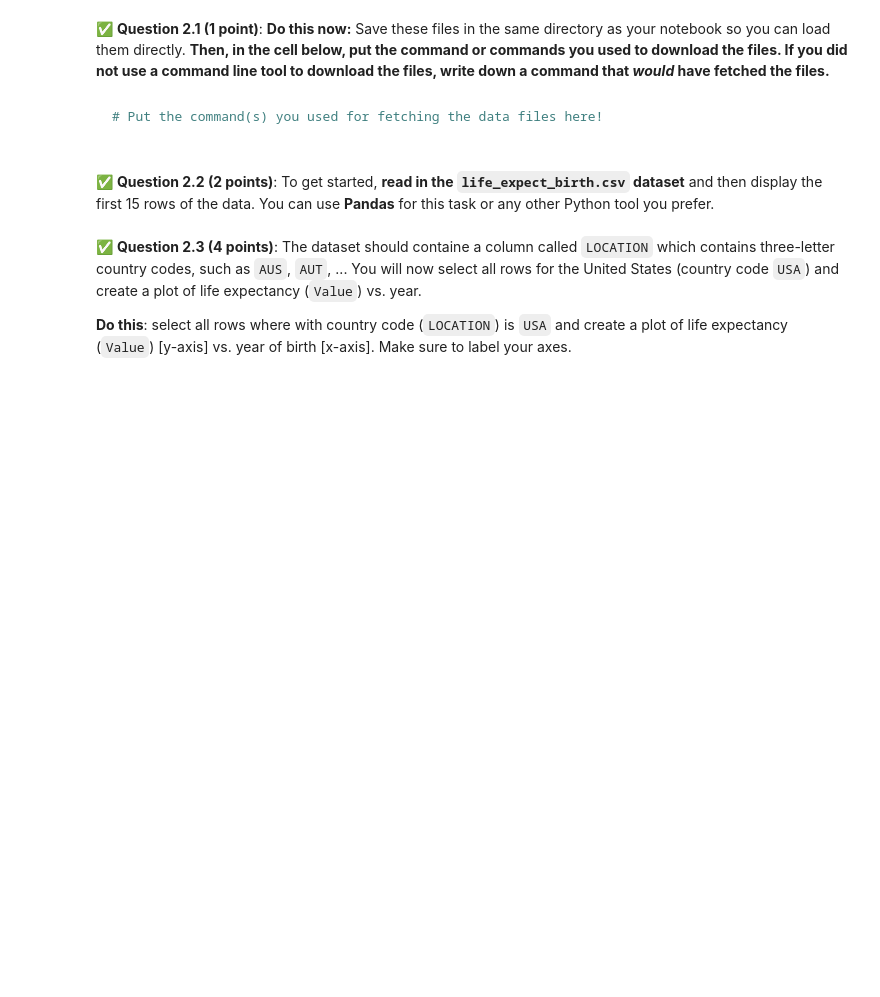
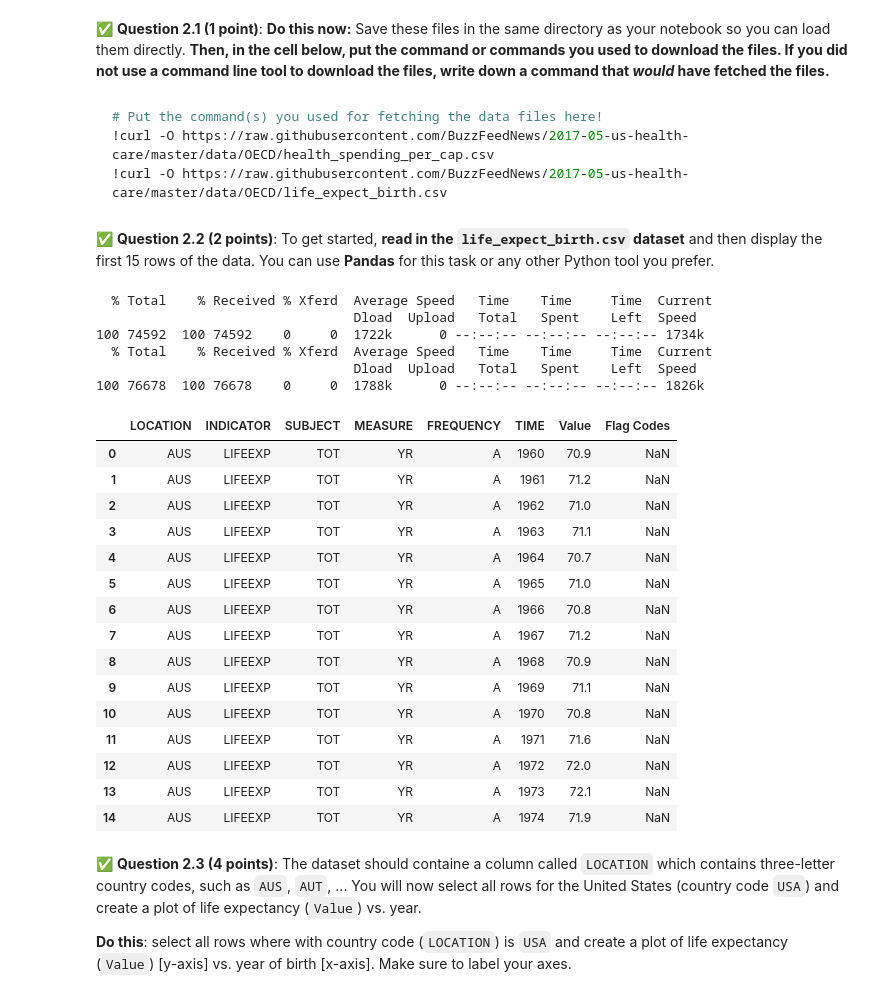
Before and after one commit to JustinTrannn/midterm_practice, a Jupyter notebook: CMSE202_PracticeMidterm.ipynb, the cells around one changed output. Cells and saved outputs as stored; diff of their text form; code cells hidden in the pictures; blank space fills up the shorter version.

````diff
--- a/CMSE202_PracticeMidterm.ipynb
+++ b/CMSE202_PracticeMidterm.ipynb
@@ -63,7 +63,8 @@ You will need to download two files from this repository, `health_spending_per_c
 # %% [markdown]
 ``` bash
 # Put the command(s) you used for fetching the data files here!
-
+!curl -O https://raw.githubusercontent.com/BuzzFeedNews/2017-05-us-health-care/master/data/OECD/health_spending_per_cap.csv
+!curl -O https://raw.githubusercontent.com/BuzzFeedNews/2017-05-us-health-care/master/data/OECD/life_expect_birth.csv
 ```
 # %% [markdown]
 &#9989; **Question 2.2 (2 points)**: To get started, **read in the `life_expect_birth.csv` dataset** and then display the first 15 rows of the data. You can use **Pandas** for this task or any other Python tool you prefer.
@@ -72,3 +71,34 @@ You will need to download two files from this repository, `health_spending_per_c
+# %%
+### Put your code here
+!curl -O https://raw.githubusercontent.com/BuzzFeedNews/2017-05-us-health-care/master/data/OECD/health_spending_per_cap.csv
+!curl -O https://raw.githubusercontent.com/BuzzFeedNews/2017-05-us-health-care/master/data/OECD/life_expect_birth.csv
+import pandas as pd
+
+life_expect = pd.read_csv('life_expect_birth.csv')
+life_expect.head(15)
+# %% [output]
+  % Total    % Received % Xferd  Average Speed   Time    Time     Time  Current
+                                 Dload  Upload   Total   Spent    Left  Speed
+100 74592  100 74592    0     0  1722k      0 --:--:-- --:--:-- --:--:-- 1734k
+  % Total    % Received % Xferd  Average Speed   Time    Time     Time  Current
+                                 Dload  Upload   Total   Spent    Left  Speed
+100 76678  100 76678    0     0  1788k      0 --:--:-- --:--:-- --:--:-- 1826k
+|  | LOCATION | INDICATOR | SUBJECT | MEASURE | FREQUENCY | TIME | Value | Flag Codes |
+| 0 | AUS | LIFEEXP | TOT | YR | A | 1960 | 70.9 | NaN |
+| 1 | AUS | LIFEEXP | TOT | YR | A | 1961 | 71.2 | NaN |
+| 2 | AUS | LIFEEXP | TOT | YR | A | 1962 | 71.0 | NaN |
+| 3 | AUS | LIFEEXP | TOT | YR | A | 1963 | 71.1 | NaN |
+| 4 | AUS | LIFEEXP | TOT | YR | A | 1964 | 70.7 | NaN |
+| 5 | AUS | LIFEEXP | TOT | YR | A | 1965 | 71.0 | NaN |
+| 6 | AUS | LIFEEXP | TOT | YR | A | 1966 | 70.8 | NaN |
+| 7 | AUS | LIFEEXP | TOT | YR | A | 1967 | 71.2 | NaN |
+| 8 | AUS | LIFEEXP | TOT | YR | A | 1968 | 70.9 | NaN |
+| 9 | AUS | LIFEEXP | TOT | YR | A | 1969 | 71.1 | NaN |
+| 10 | AUS | LIFEEXP | TOT | YR | A | 1970 | 70.8 | NaN |
+| 11 | AUS | LIFEEXP | TOT | YR | A | 1971 | 71.6 | NaN |
+| 12 | AUS | LIFEEXP | TOT | YR | A | 1972 | 72.0 | NaN |
+| 13 | AUS | LIFEEXP | TOT | YR | A | 1973 | 72.1 | NaN |
+| 14 | AUS | LIFEEXP | TOT | YR | A | 1974 | 71.9 | NaN |
 # %% [markdown]
 &#9989; **Question 2.3 (4 points)**: The dataset should containe a column called `LOCATION` which contains three-letter country codes, such as `AUS`, `AUT`, ... You will now select all rows for the United States (country code `USA`) and create a plot of life expectancy (`Value`) vs. year.
 
````
Also changed, not shown: parts of 10 cells of this notebook.
